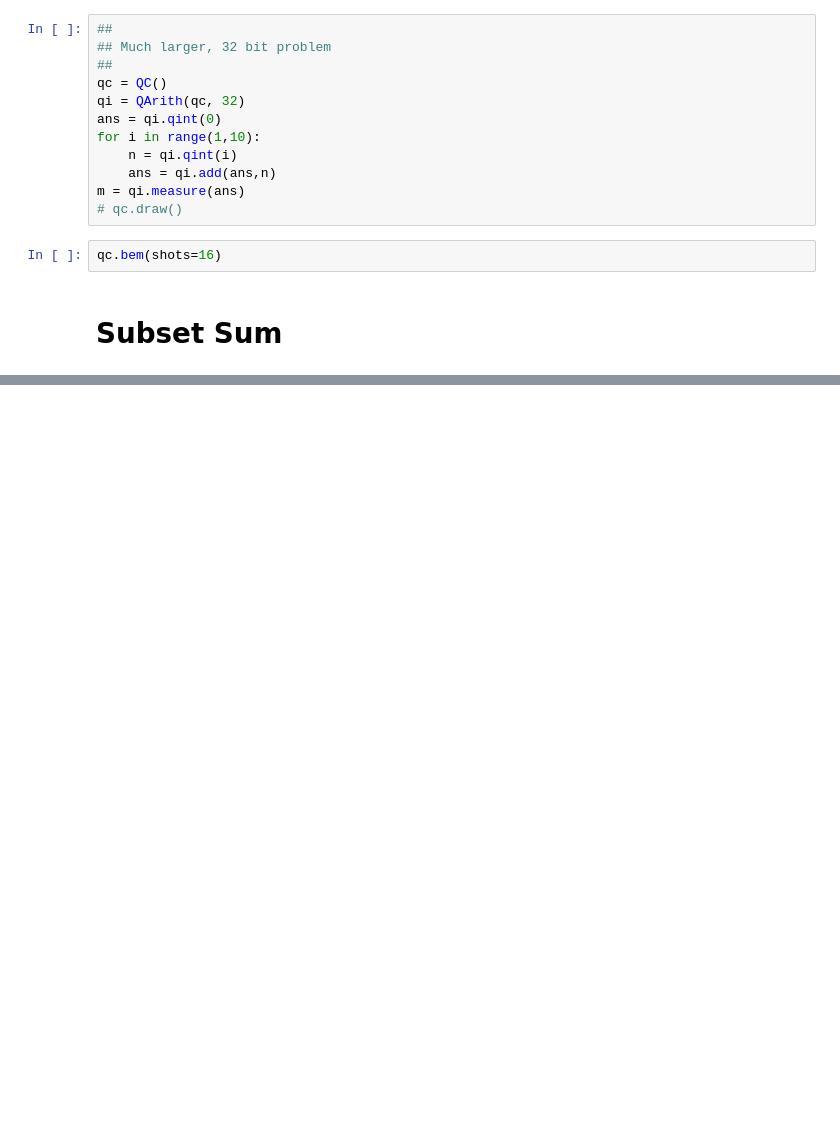
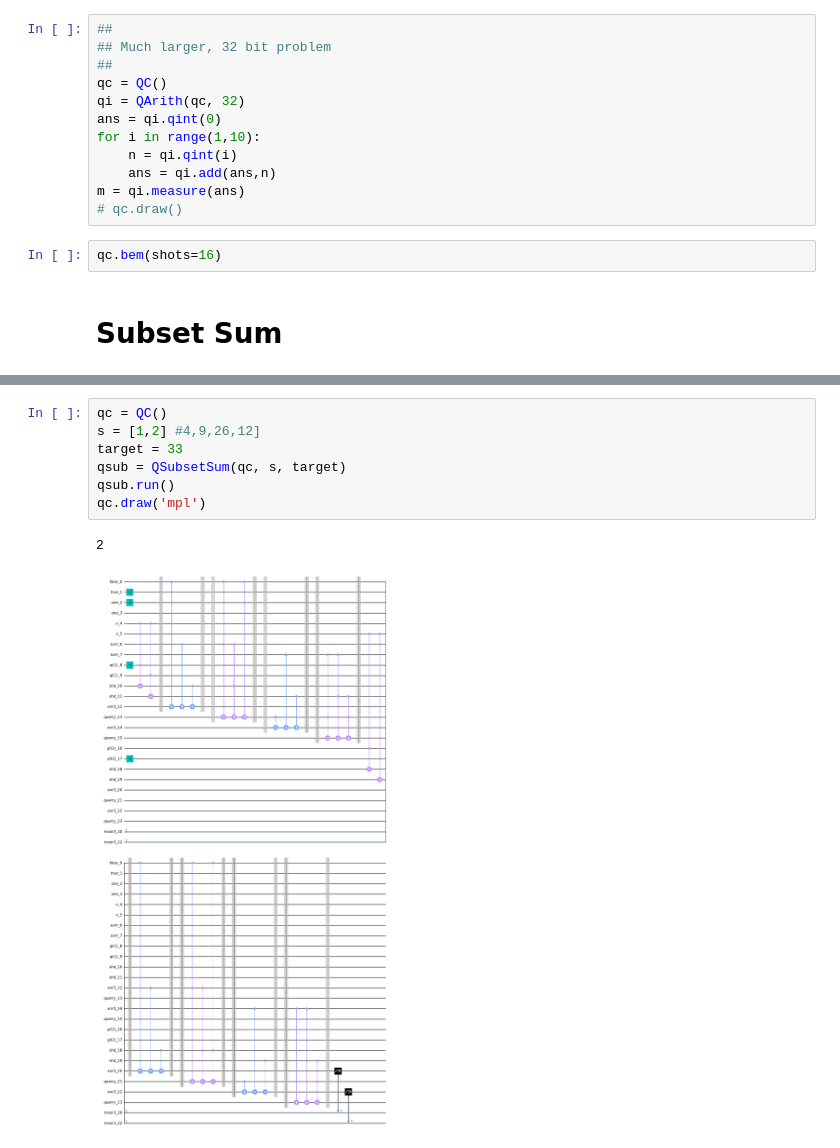
Before and after one commit to ABenoit0226/quantum-place-route, a Jupyter notebook: adder_logic_script.ipynb, the cells around one changed output, grey strips where cells are left out. Cells and saved outputs as stored; diff of their text form; blank space fills up the shorter version.

```diff
--- a/adder_logic_script.ipynb
+++ b/adder_logic_script.ipynb
@@ -332,0 +358,10 @@ SyntaxError: incomplete input (2176524542.py, line 32)
+# %%
+qc = QC()
+s = [1,2] #4,9,26,12]
+target = 33
+qsub = QSubsetSum(qc, s, target)
+qsub.run()
+qc.draw('mpl')
+# %% [output]
+2
+[figure, added]
```
Also changed, not shown: parts of 2 cells of this notebook.
